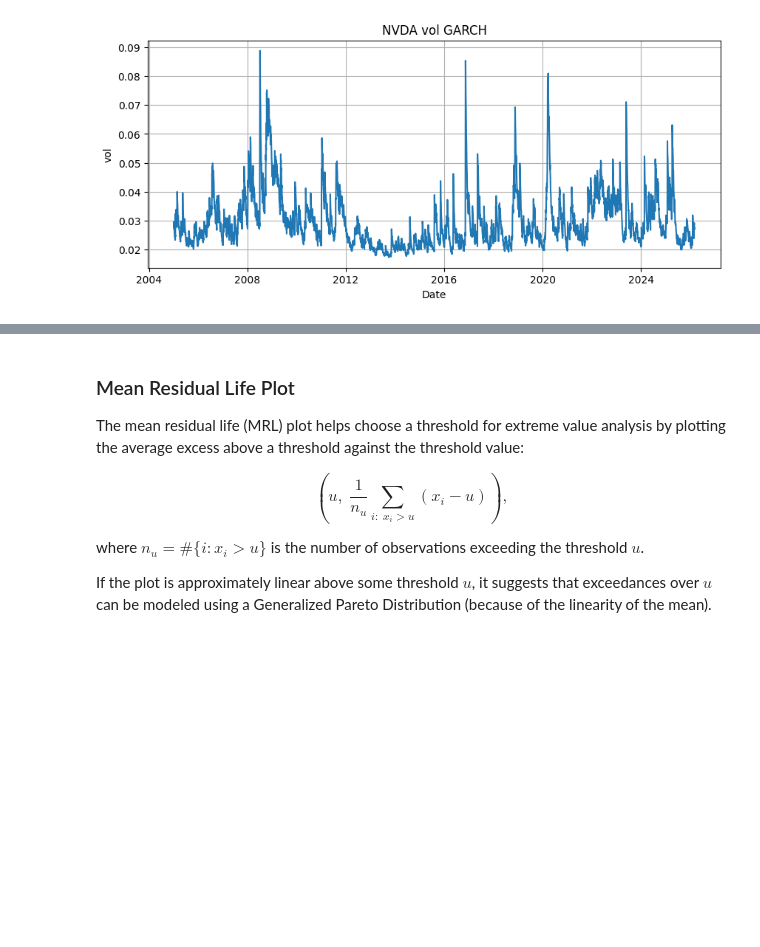
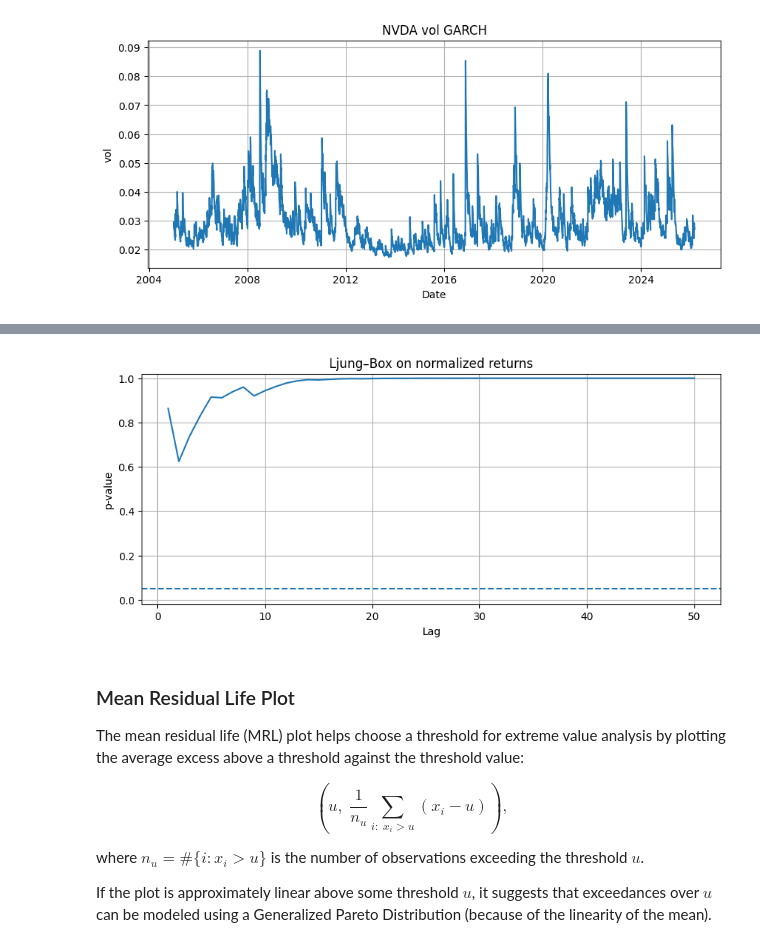
Before and after one commit to albinberg/evt-tail-risk, a Jupyter notebook: final_stat_project.ipynb, the cells around one changed output, grey strips where cells are left out. Saved outputs shown, nothing was run; the diff lists cells and outputs as text; code cells hidden in the pictures; blank space fills up the shorter version.

```diff
--- a/final_stat_project.ipynb
+++ b/final_stat_project.ipynb
@@ -135,3 +201,9 @@ plt.show()
+# %%
+# L-B again
+
+ljung_box_plot(np.pow(L, 2), max_lag=50, title="Ljung–Box on normalized returns")
+# %% [output]
+[figure, added]
 # %% [markdown]
 ### Mean Residual Life Plot
 
```
Also changed, not shown: parts of 9 cells of this notebook.
